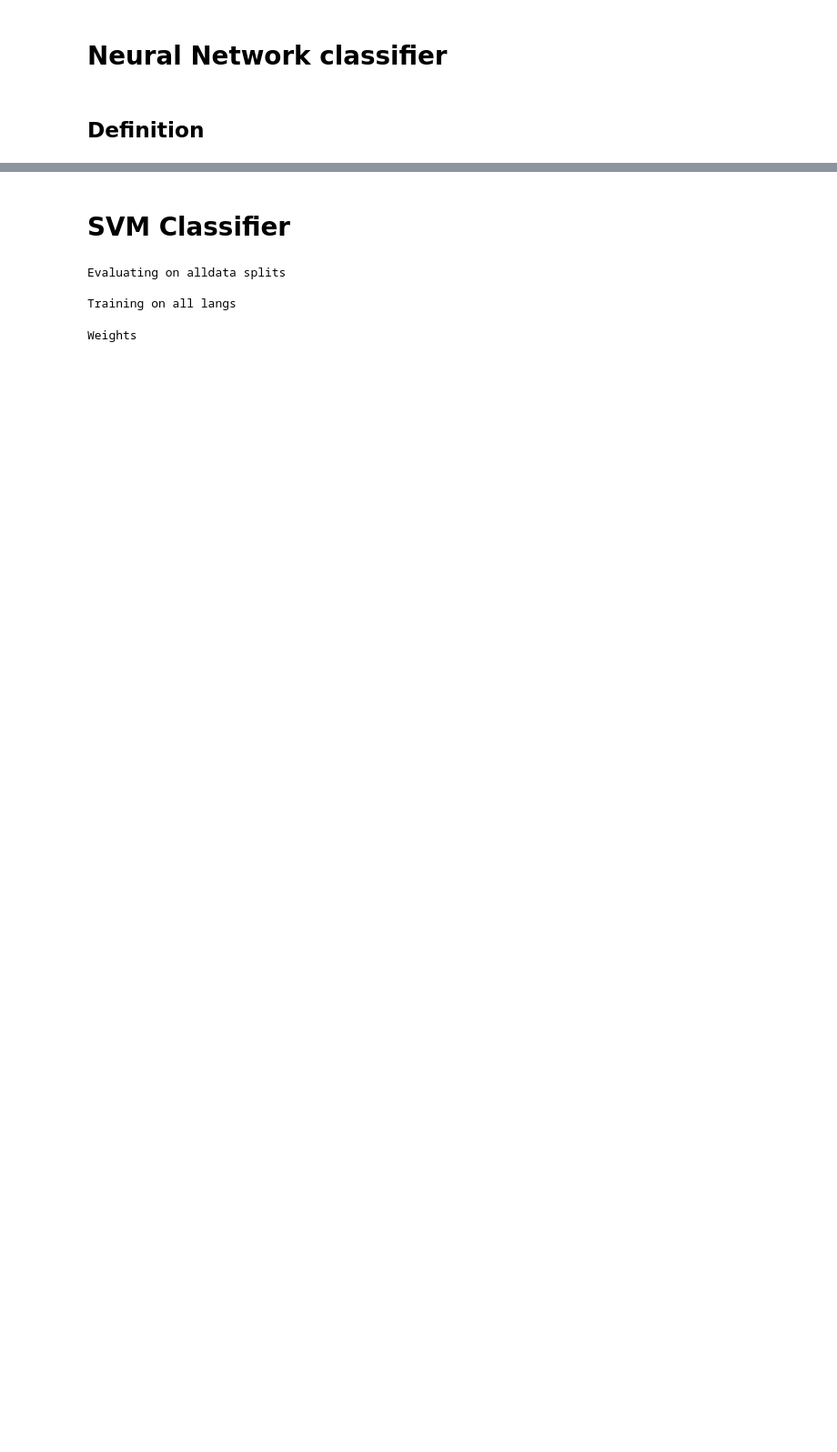
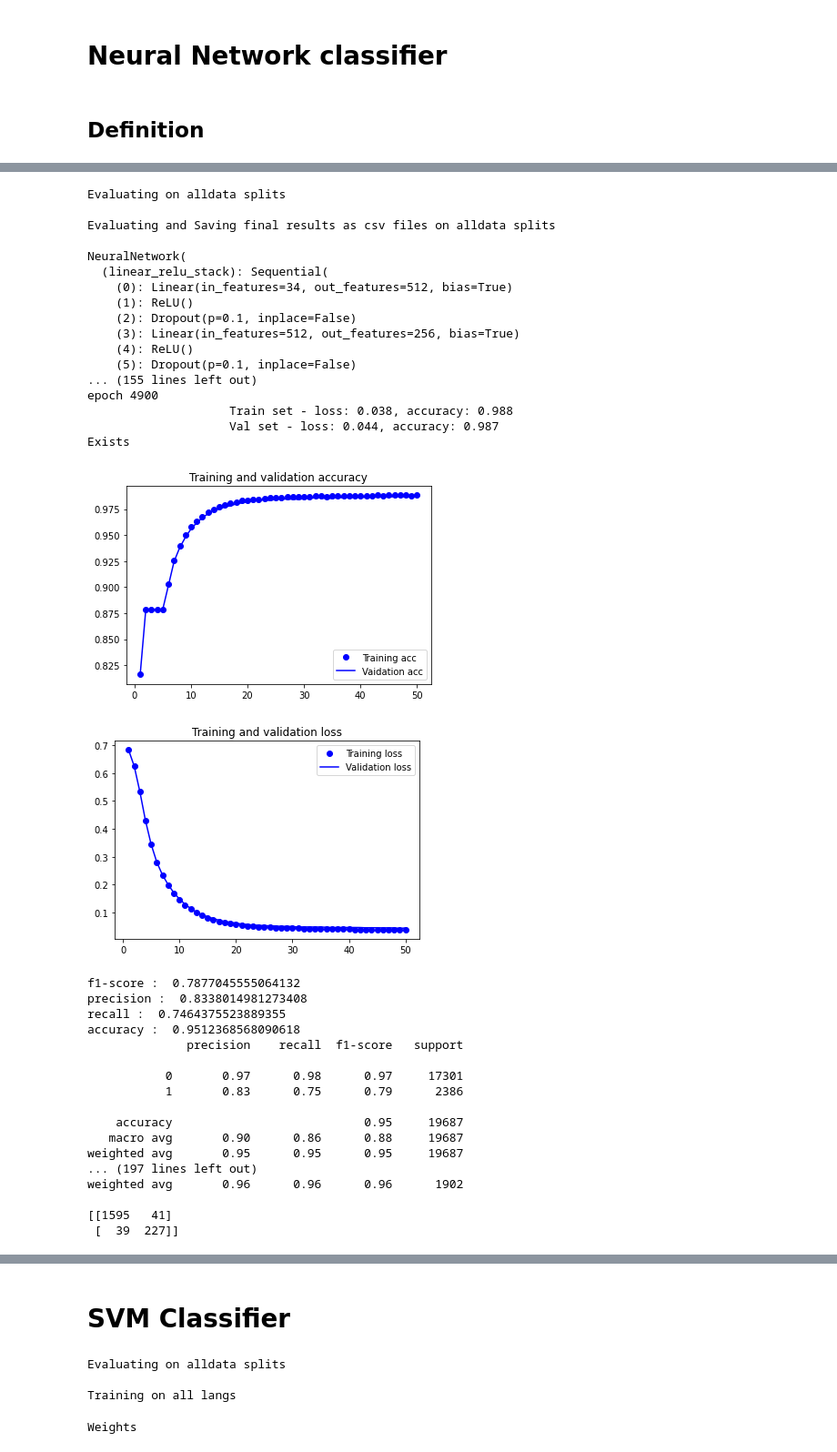
Before and after one commit to csu-signal/loan-word-detection, a Jupyter notebook: TorchClassifier_Panphon_features/evaluate-experiments.ipynb, the cells around one changed output, grey strips where cells are left out. Shown at 91% size. Cells and saved outputs as stored; diff of their text form; code cells hidden in the pictures; blank space fills up the shorter version.

```diff
--- a/TorchClassifier_Panphon_features/evaluate-experiments.ipynb
+++ b/TorchClassifier_Panphon_features/evaluate-experiments.ipynb
@@ -806,28 +1018,65 @@ def nn_evaluate(full_train_set, full_test_set, pairs_list):
 # %%
 print("Evaluating on alldata splits\n")
 #nn_evaluate(train_alldata, test_alldata, pairs)
 
 
 print("Evaluating and Saving final results as csv files on alldata splits\n")
 output_alldata,all_lang_fp, all_lang_fn, evaluate_lang_fp, evaluate_lang_fn, train_evaluate_lang_fp, train_evaluate_lang_fn = nn_evaluate(train_alldata, test_alldata, pairs)
-#prefix = f'../Final_results/all_data/NN_results'
+prefix = f'../Final_results/all_data/NN_results'
 
-prefix = f'../Final_results/all_data/features_wo_dnnlogits_cosims/NN_results'
+#prefix = f'../Final_results/all_data/features_wo_dnnlogits_cosims/NN_results'
 if os.path.isdir(prefix):
     print("Exists")
 else:
     print("Doesn't exist")
     os.mkdir(prefix)
 output_alldata.to_csv(f'{prefix}/final_results.csv')
 all_lang_fp.to_csv(f'{prefix}/all_lang_falsepos.csv')
 all_lang_fn.to_csv(f'{prefix}/all_lang_falseneg.csv')
 evaluate_lang_fp.to_csv(f'{prefix}/all_lang_pair_eval_falsepos.csv')
 evaluate_lang_fn.to_csv(f'{prefix}/all_lang_pair_eval_falseneg.csv')
 train_evaluate_lang_fp.to_csv(f'{prefix}/indiv_pair_eval_falsepos.csv')
 train_evaluate_lang_fn.to_csv(f'{prefix}/indiv_pair_eval_falseneg.csv')
 
 # print("Evaluating on realdist splits\n")
 # nn_evaluate(train_realdist, test_realdist, pairs)
 
 # print("Evaluating on balanced splits\n")
 # nn_evaluate(train_balanced, test_balanced, pairs)
+# %% [output]
+Evaluating on alldata splits
+
+Evaluating and Saving final results as csv files on alldata splits
+
+NeuralNetwork(
+  (linear_relu_stack): Sequential(
+    (0): Linear(in_features=34, out_features=512, bias=True)
+    (1): ReLU()
+    (2): Dropout(p=0.1, inplace=False)
+    (3): Linear(in_features=512, out_features=256, bias=True)
+    (4): ReLU()
+    (5): Dropout(p=0.1, inplace=False)
+... (155 lines left out)
+epoch 4900
+                    Train set - loss: 0.038, accuracy: 0.988
+                    Val set - loss: 0.044, accuracy: 0.987
+Exists
+[figure, added]
+[figure, added]
+f1-score :  0.7877045555064132
+precision :  0.8338014981273408
+recall :  0.7464375523889355
+accuracy :  0.9512368568090618
+              precision    recall  f1-score   support
+
+           0       0.97      0.98      0.97     17301
+           1       0.83      0.75      0.79      2386
+
+    accuracy                           0.95     19687
+   macro avg       0.90      0.86      0.88     19687
+weighted avg       0.95      0.95      0.95     19687
+... (197 lines left out)
+weighted avg       0.96      0.96      0.96      1902
+
+[[1595   41]
+ [  39  227]]
```
Also changed, not shown: parts of 46 cells of this notebook.
